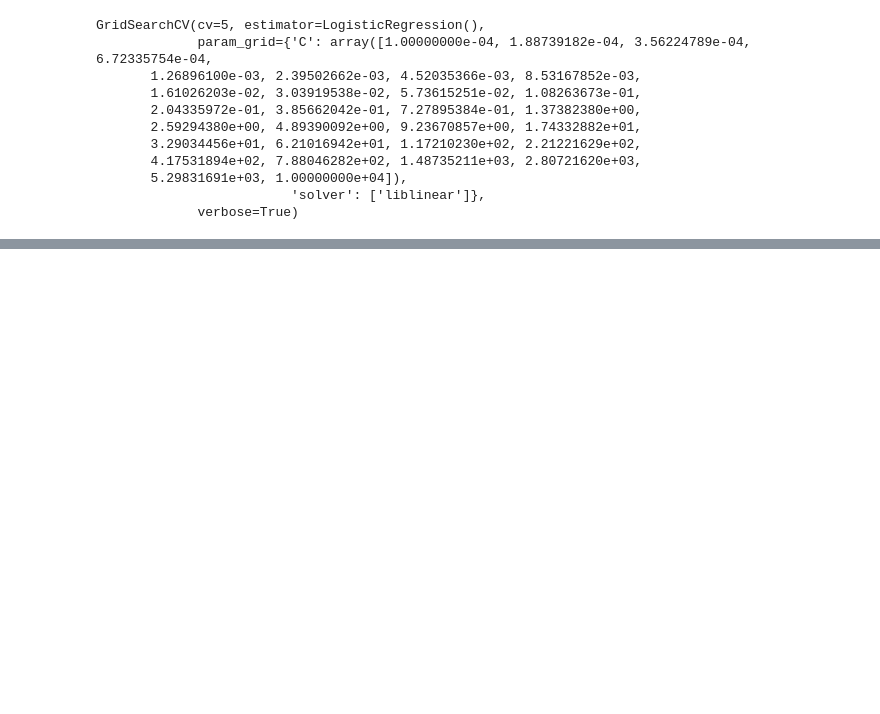
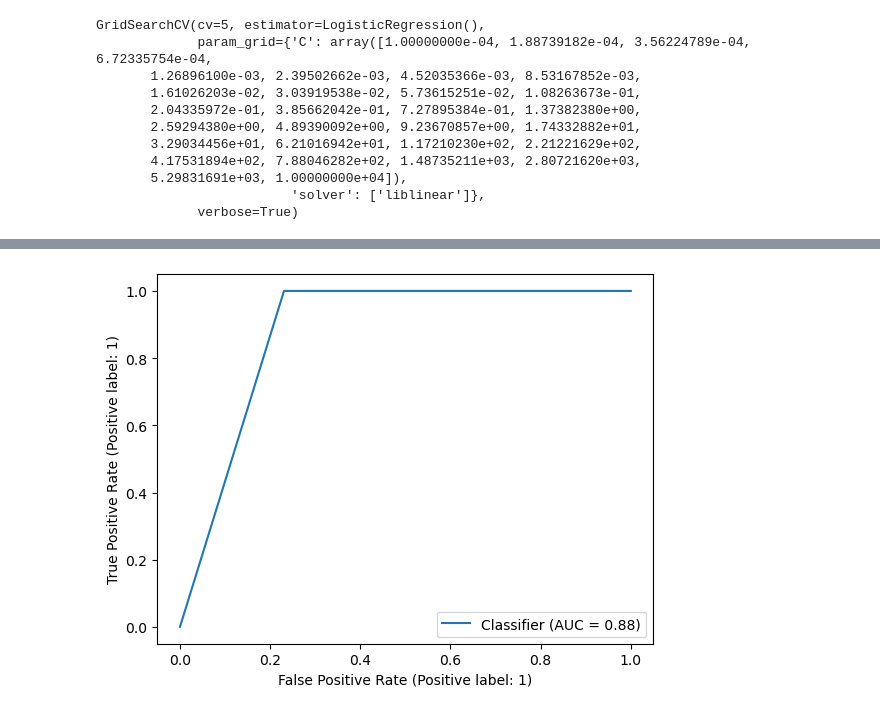
Before and after one commit to cillustrisimo/Heart-Disease-Classification-Model, a Jupyter notebook: heart-disease-classification.ipynb, the cells around one changed output, grey strips where cells are left out. Drawn from its saved outputs; the diff is of its cells as text; code cells hidden in the pictures; blank space fills up the shorter version.

```diff
--- a/heart-disease-classification.ipynb
+++ b/heart-disease-classification.ipynb
@@ -613,0 +642,5 @@ Please also refer to the documentation for alternative solver options:
+# %%
+BaseRoc = RocCurveDisplay.from_predictions(y_true = y_test,
+                                           y_pred = y_preds_base)
+# %% [output]
+[figure, added]
```
Also changed, not shown: parts of 20 cells of this notebook.
